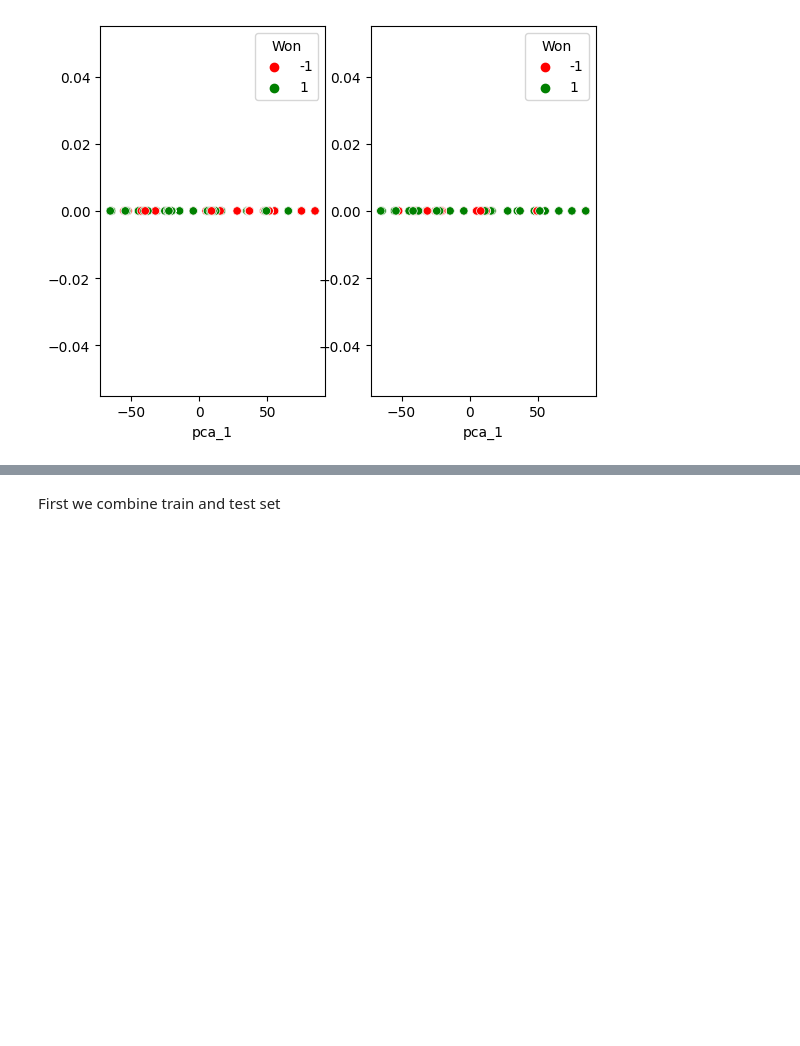
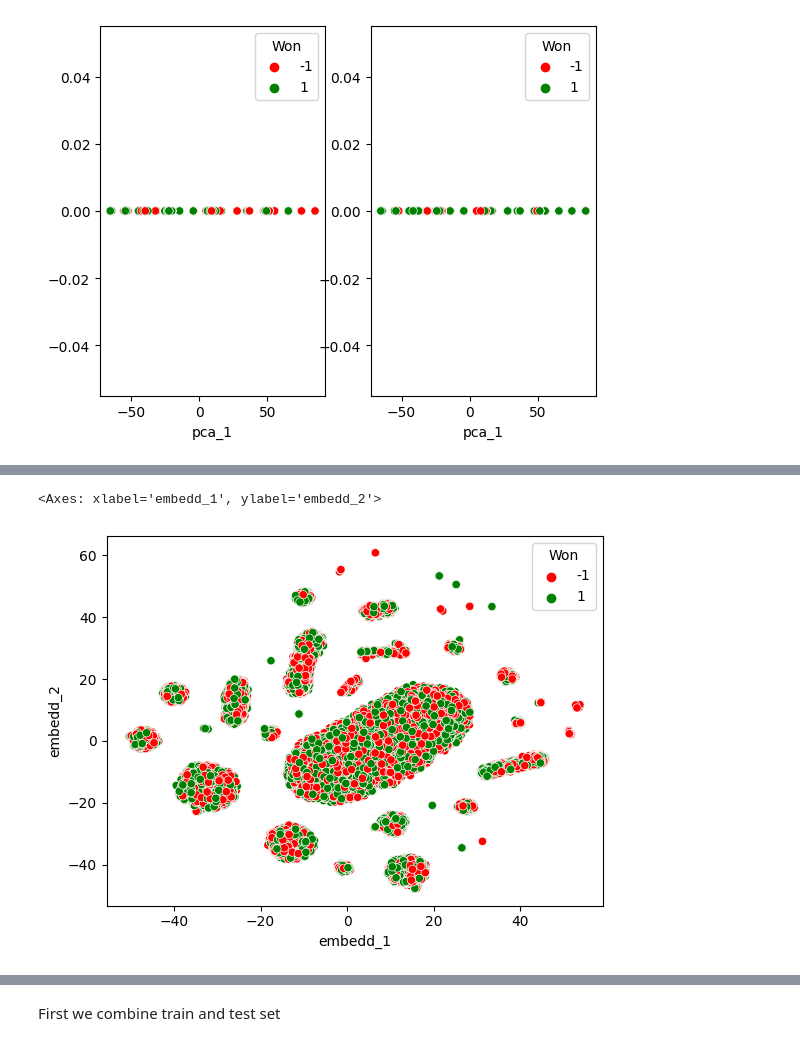
Before and after one commit to mrpintime/Dota2_TI-2016, a Jupyter notebook: Dota2Game.ipynb, the cells around one changed output, grey strips where cells are left out. Cells and saved outputs as stored; diff of their text form; code cells hidden in the pictures; blank space fills up the shorter version.

```diff
--- a/Dota2Game.ipynb
+++ b/Dota2Game.ipynb
@@ -777,0 +736,5 @@ we can use preplexity 5 and 10 for our problem.
+# %%
+tsne = cuml.manifold.TSNE(n_components=2, perplexity=30, init='pca')
+
+tsne_df_tr = tsne.fit_transform(df_trn.iloc[:, 1:])
+tsne_df_ts = tsne.fit_transform(df_tst.iloc[:, 1:])
@@ -777,0 +744,8 @@ we can use preplexity 5 and 10 for our problem.
+# %%
+tsne_df_tr.columns = ['embedd_1','embedd_2']
+tsne_df_ts.columns = ['embedd_1','embedd_2']
+# %%
+sns.scatterplot(x=tsne_df_tr.embedd_1, y=tsne_df_tr.embedd_2, hue=df_trn.Won, palette=['r', 'g'])
+# %% [output]
+<Axes: xlabel='embedd_1', ylabel='embedd_2'>
+[figure, added]
```
Also changed, not shown: parts of 60 cells of this notebook.
